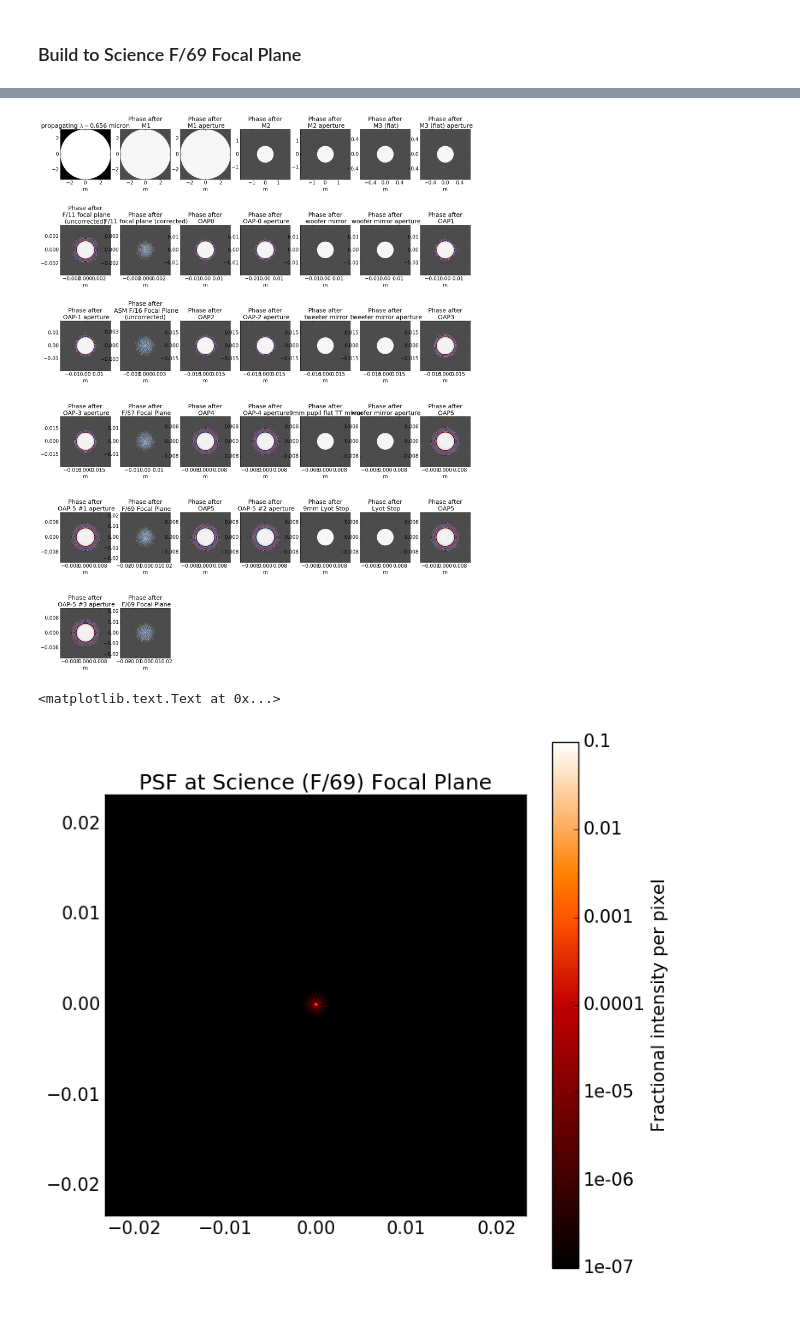
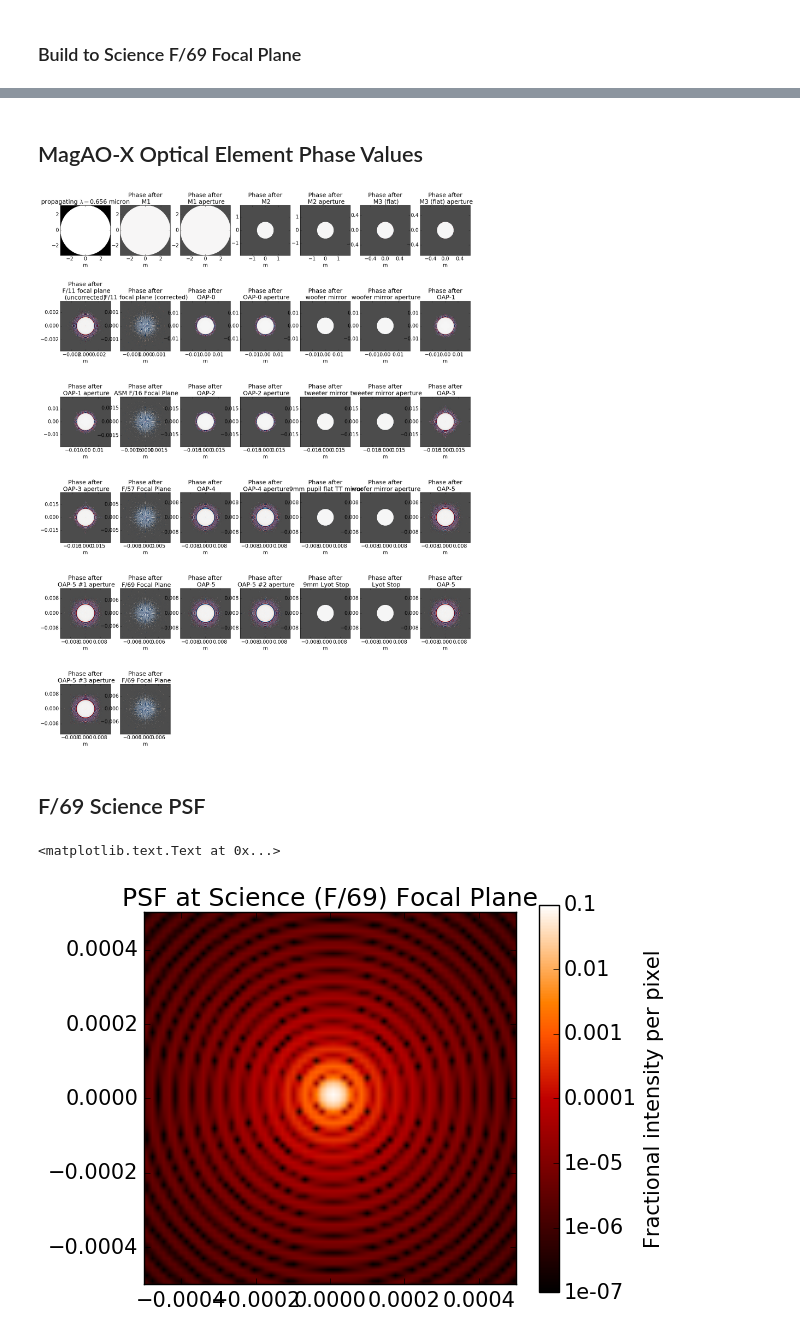
Before and after one commit to magao-x/magaox_poppy, a Jupyter notebook: magaox_pdr.ipynb, the cells around one changed output, grey strips where cells are left out. Drawn from its saved outputs; the diff is of its cells as text; code cells hidden in the pictures.

```diff
--- a/magaox_pdr.ipynb
+++ b/magaox_pdr.ipynb
@@ -71,12 +73,12 @@ d_oap53_f69sci = 0.621 * u.m
 
 # OAP mirrors
 # All focal lengths are the FS (vertex focus) values in Laird's excel spreadsheet
-OAP0 = poppy.QuadraticLens(0.1434399616742 * u.m, name='OAP0')
-OAP1 = poppy.QuadraticLens(0.2107263436959 * u.m, name='OAP1')
-OAP2 = poppy.QuadraticLens(0.3136327726755 * u.m, name='OAP2')
-OAP3 = poppy.QuadraticLens(1.1062542105511 * u.m, name='OAP3')
-OAP4 = poppy.QuadraticLens(0.513 * u.m, name='OAP4')
-OAP5 = poppy.QuadraticLens(0.621 * u.m, name='OAP5')
+OAP0 = poppy.QuadraticLens(0.1434399616742 * u.m, name='OAP-0')
+OAP1 = poppy.QuadraticLens(0.2107263436959 * u.m, name='OAP-1')
+OAP2 = poppy.QuadraticLens(0.3136327726755 * u.m, name='OAP-2')
+OAP3 = poppy.QuadraticLens(1.1062542105511 * u.m, name='OAP-3')
+OAP4 = poppy.QuadraticLens(0.513 * u.m, name='OAP-4')
+OAP5 = poppy.QuadraticLens(0.621 * u.m, name='OAP-5')
 
 M1 = poppy.QuadraticLens(fl_M1, name='M1')
 M2 = poppy.QuadraticLens(fl_M2, name='M2')
@@ -87,6 +89,6 @@ lyotstop = poppy.CircularAperture(radius=lyot_stop_diam/2, name='Lyot Stop')
 # %%
 magaox = poppy.FresnelOpticalSystem(pupil_diameter=2*M1_radius,
-                                       npix=npix*4,
+                                       npix=npix*2,
                                        beam_ratio=.34)#beam_ratio is the oversampling convention used in PROPER
 
 # Entrance Aperture
@@ -155,6 +162,6 @@ magaox.add_optic(OAP1, distance=d_woofer_oap1)
 magaox.add_optic(poppy.CircularAperture(radius=oap_radius,name="OAP-1 aperture"))
 
 # Surface 1: ASM F/16 Focal Plane
-magaox.add_optic(poppy.ScalarTransmission(planetype=PlaneType.intermediate, name="ASM F/16 Focal Plane (uncorrected)"), distance=d_oap1_asmfp)
+magaox.add_optic(poppy.ScalarTransmission(planetype=PlaneType.intermediate, name="ASM F/16 Focal Plane"), distance=d_oap1_asmfp)
 # %% [output]
 <poppy.optics.ScalarTransmission at 0x...>
@@ -279,13 +274,17 @@ magaox.describe()
+# %% [markdown]
+## MagAO-X Optical Element Phase Values
 # %%
 matplotlib.rcParams["font.size"]=15
 plt.figure(figsize=[22,30])
 f69sci_psf, f69sci_wfs = magaox.calcPSF(wavelength=testWavelength, display_intermediates=True, return_intermediates=True)
 # %% [output]
-[figure, old version]
+[figure, new version]
+# %% [markdown]
+## F/69 Science PSF
 # %%
-plt.figure(figsize=[8,8])
-poppy.display_PSF(f69sci_psf)
+plt.figure(figsize=[6,5])
+poppy.display_PSF(f69sci_psf, imagecrop=0.001)
 plt.title("PSF at Science (F/69) Focal Plane")
 # %% [output]
 <matplotlib.text.Text at 0x...>
-[figure, old version]
+[figure, new version]
```
Also changed, not shown: parts of 25 cells of this notebook.
